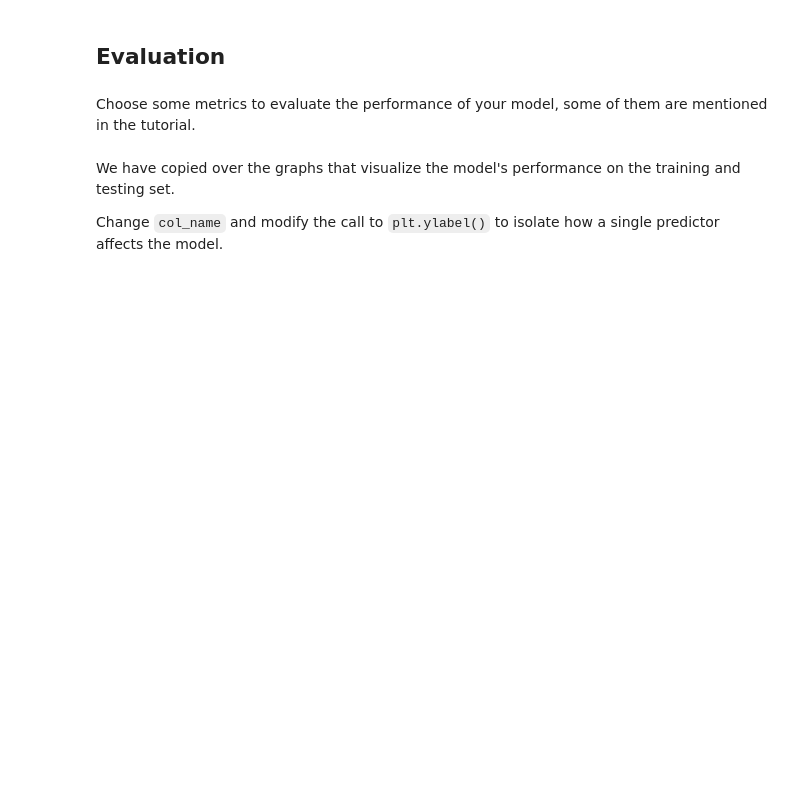
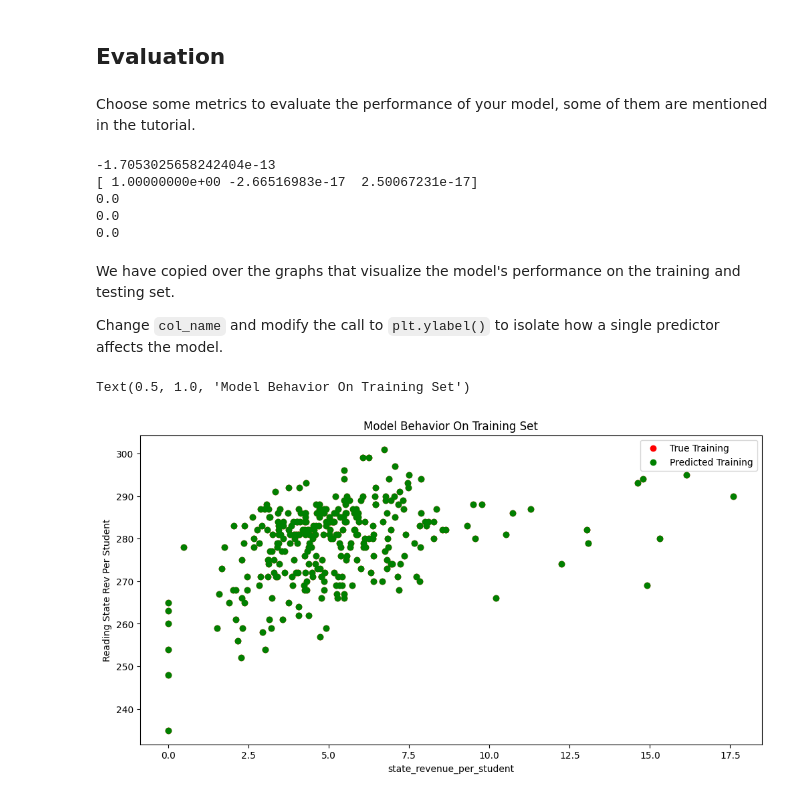
Before and after one commit to MichiganDataScienceTeam/MDST-Onboarding, a Jupyter notebook: tutorial1/checkpoint1.ipynb, the cells around one changed output. Saved outputs shown, nothing was run; the diff lists cells and outputs as text; code cells hidden in the pictures; blank space fills up the shorter version.

```diff
--- a/tutorial1/checkpoint1.ipynb
+++ b/tutorial1/checkpoint1.ipynb
@@ -101,8 +170,16 @@ from sklearn.model_selection import train_test_split
+# %%
+# @@@ 8
+
+X = df[['AVG_MATH_8_SCORE' ,'expenditure_per_student', 'state_revenue_per_student']].dropna()
+
+y = df.loc[X.index]['AVG_MATH_8_SCORE']
+# %%
+# going to replace NaN in Y with median
+y.fillna(y.median(), inplace=True)
 # %%
 # @@@ 9
 
-# X_train, X_test, y_train, y_test = train_test_split(
-#      X, y, test_size=, random_state=42)
+X_train, X_test, y_train, y_test = train_test_split(X,y,test_size=.3,random_state=0)
 # %% [markdown]
 <h2> Prediction </h2>
 # %% [markdown]
@@ -113,6 +191,6 @@ ML Models [Resource](https://medium.com/@vijaya.beeravalli/comparison-of-machine
 # %%
 # @@@ 11
 # create your model here
-# model =
+model = LinearRegression()
 # %%
 model.fit(X_train, y_train)
@@ -127,3 +205,21 @@ Choose some metrics to evaluate the performance of your model, some of them are
+# %%
+# @@@ 12
+print(model.intercept_)
+print(model.coef_)
+
+model.score(X_test , y_test)
+
+print(np.mean(model.predict(X_test)-y_test))
+
+print(np.mean(np.abs(model.predict(X_test)-y_test)))
+
+print(np.mean((model.predict(X_test)-y_test)**2)**0.5)
+# %% [output]
+-1.7053025658242404e-13
+[ 1.00000000e+00 -2.66516983e-17  2.50067231e-17]
+0.0
+0.0
+0.0
 # %% [markdown]
 We have copied over the graphs that visualize the model's performance on the training and testing set.
 
@@ -131,17 +227,20 @@ Change `col_name` and modify the call to `plt.ylabel()` to isolate how a single
 # %%
 # @@@ 13
 
-# col_name = 'COLUMN NAME OF ONE PREDICTOR'
+col_name = 'state_revenue_per_student'
 
 
-# f = plt.figure(figsize=(12,6))
-# plt.scatter(X_train[col_name], y_train, color = "red")
-# plt.scatter(X_train[col_name], model.predict(X_train), color = "green")
+f = plt.figure(figsize=(12,6))
+plt.scatter(X_train[col_name], y_train, color = "red")
+plt.scatter(X_train[col_name], model.predict(X_train), color = "green")
 
-# plt.legend(['True Training','Predicted Training'])
-# plt.xlabel(col_name)
-# plt.ylabel('NAME OF THE PREDICTOR')
-# plt.title("Model Behavior On Training Set")
+plt.legend(['True Training','Predicted Training'])
+plt.xlabel(col_name)
+plt.ylabel('Reading State Rev Per Student')
+plt.title("Model Behavior On Training Set")
+# %% [output]
+Text(0.5, 1.0, 'Model Behavior On Training Set')
+[figure, added]
 # %%
 # @@@ 14
 
```
Also changed, not shown: parts of 31 cells of this notebook, 3 other files.
